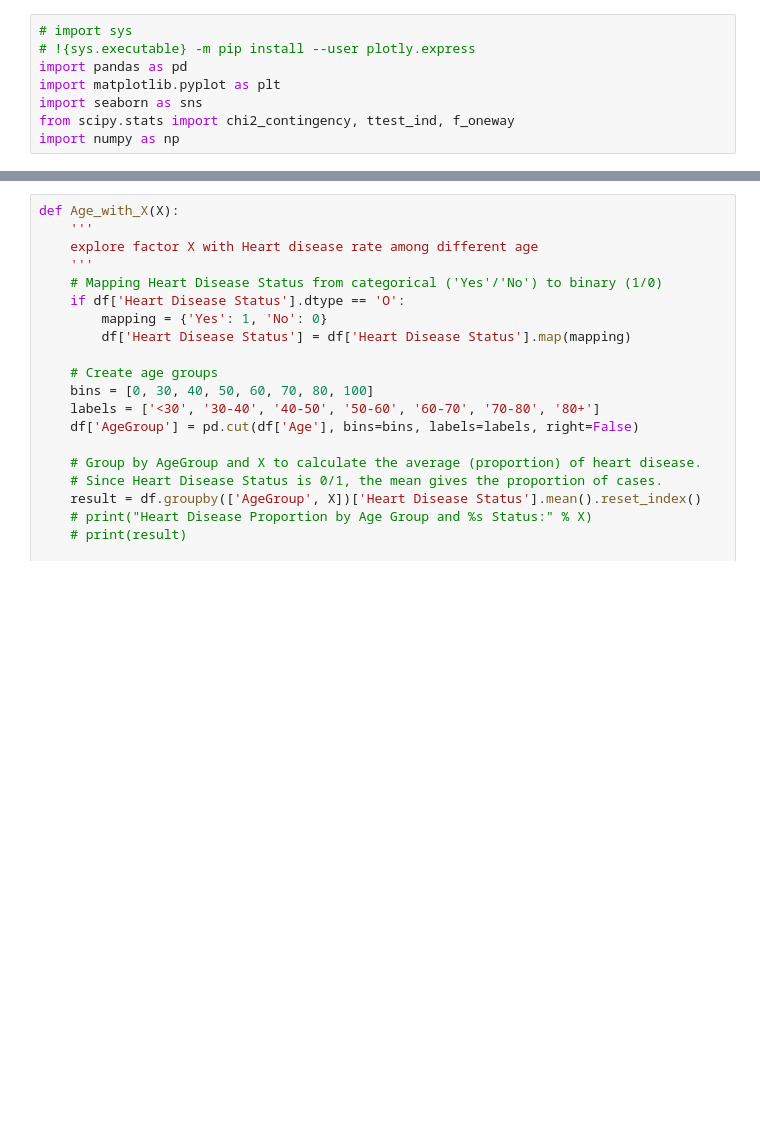
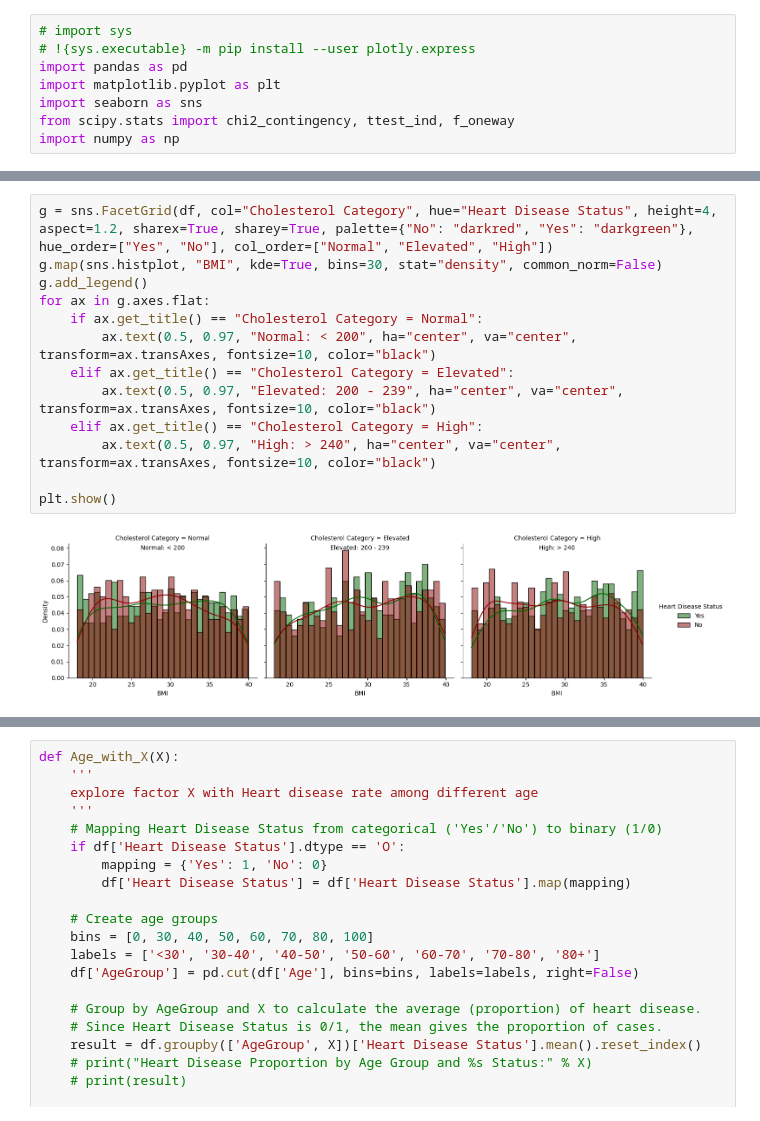
Before and after one commit to FrancGarcia/heart-disease-analysis, a Jupyter notebook: Visualization/visualization.ipynb, the cells around one changed output, grey strips where cells are left out. Drawn from its saved outputs; the diff is of its cells as text; blank space fills up the shorter version.

```diff
--- a/Visualization/visualization.ipynb
+++ b/Visualization/visualization.ipynb
@@ -102,0 +91,15 @@ plt.show()
+# %%
+g = sns.FacetGrid(df, col="Cholesterol Category", hue="Heart Disease Status", height=4, aspect=1.2, sharex=True, sharey=True, palette={"No": "darkred", "Yes": "darkgreen"}, hue_order=["Yes", "No"], col_order=["Normal", "Elevated", "High"])
+g.map(sns.histplot, "BMI", kde=True, bins=30, stat="density", common_norm=False)
+g.add_legend()
+for ax in g.axes.flat:
+    if ax.get_title() == "Cholesterol Category = Normal":
+        ax.text(0.5, 0.97, "Normal: < 200", ha="center", va="center", transform=ax.transAxes, fontsize=10, color="black")
+    elif ax.get_title() == "Cholesterol Category = Elevated":
+        ax.text(0.5, 0.97, "Elevated: 200 - 239", ha="center", va="center", transform=ax.transAxes, fontsize=10, color="black")
+    elif ax.get_title() == "Cholesterol Category = High":
+        ax.text(0.5, 0.97, "High: > 240", ha="center", va="center", transform=ax.transAxes, fontsize=10, color="black")
+
+plt.show()
+# %% [output]
+[figure, added]
```
Also changed, not shown: parts of 12 cells of this notebook, 4 other files.
